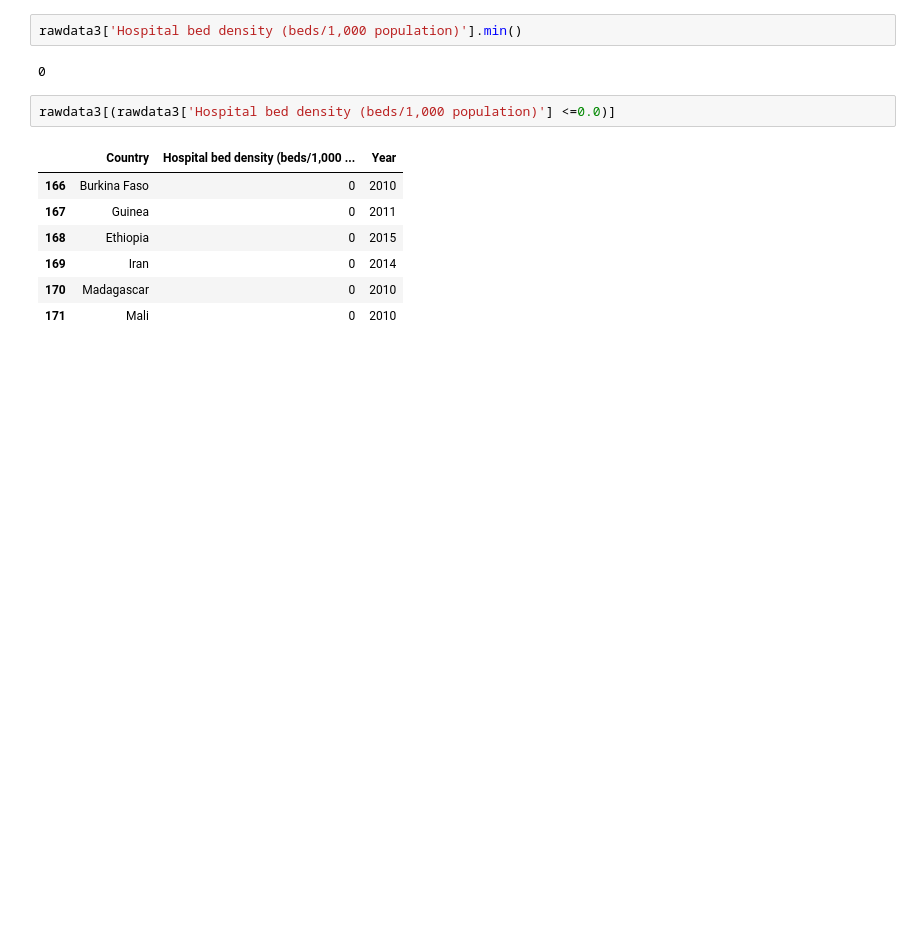
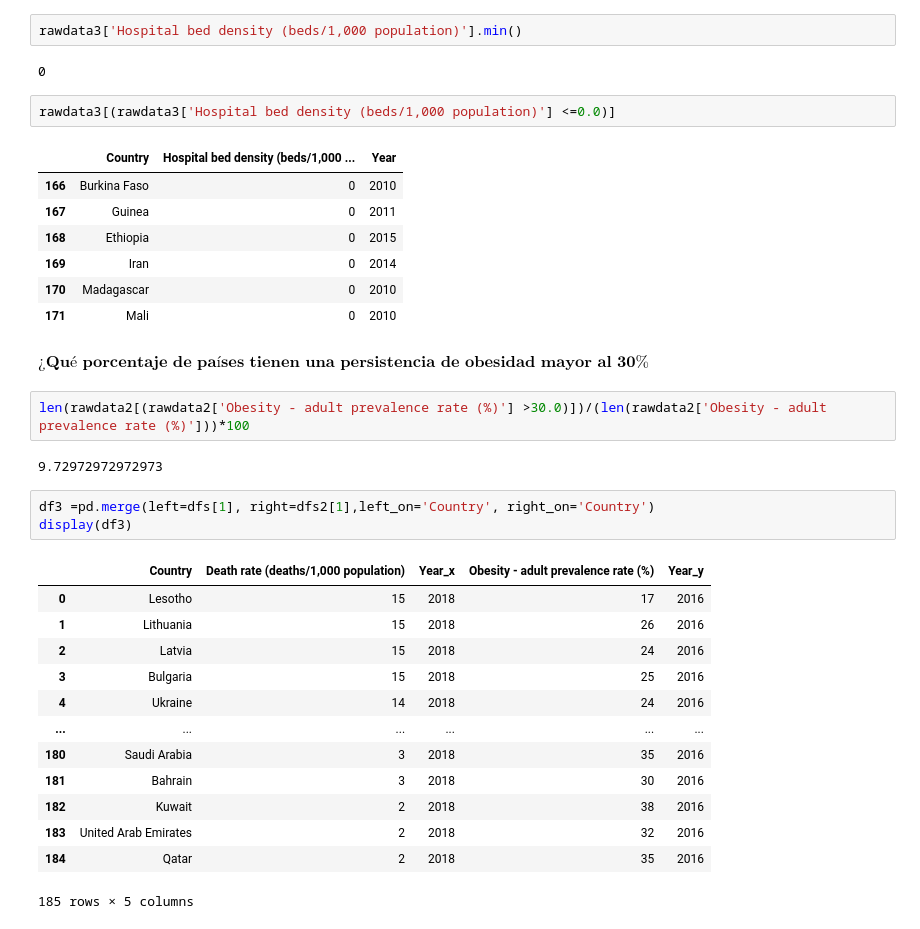
Before and after one commit to DCIDA2019/dcida2020ii-ValdiviaGCR, a Jupyter notebook: Sep11/AnalisisDescriptivo.ipynb, the cells around one changed output. Saved outputs shown, nothing was run; the diff lists cells and outputs as text; blank space fills up the shorter version.

```diff
--- a/Sep11/AnalisisDescriptivo.ipynb
+++ b/Sep11/AnalisisDescriptivo.ipynb
@@ -175,3 +179,26 @@ rawdata3[(rawdata3['Hospital bed density (beds/1,000 population)'] <=0.0)]
 | 169 | Iran | 0 | 2014 |
 | 170 | Madagascar | 0 | 2010 |
 | 171 | Mali | 0 | 2010 |
+# %% [markdown]
+$\textbf{¿Qué porcentaje de países tienen una persistencia de obesidad mayor al 30\%}$
+# %%
+len(rawdata2[(rawdata2['Obesity - adult prevalence rate (%)'] >30.0)])/(len(rawdata2['Obesity - adult prevalence rate (%)']))*100
+# %% [output]
+9.72972972972973
+# %%
+df3 =pd.merge(left=dfs[1], right=dfs2[1],left_on='Country', right_on='Country')
+display(df3)
+# %% [output]
+|  | Country | Death rate (deaths/1,000 population) | Year_x | Obesity - adult prevalence rate (%) | Year_y |
+| 0 | Lesotho | 15 | 2018 | 17 | 2016 |
+| 1 | Lithuania | 15 | 2018 | 26 | 2016 |
+| 2 | Latvia | 15 | 2018 | 24 | 2016 |
+| 3 | Bulgaria | 15 | 2018 | 25 | 2016 |
+| 4 | Ukraine | 14 | 2018 | 24 | 2016 |
+| ... | ... | ... | ... | ... | ... |
+| 180 | Saudi Arabia | 3 | 2018 | 35 | 2016 |
+| 181 | Bahrain | 3 | 2018 | 30 | 2016 |
+| 182 | Kuwait | 2 | 2018 | 38 | 2016 |
+| 183 | United Arab Emirates | 2 | 2018 | 32 | 2016 |
+| 184 | Qatar | 2 | 2018 | 35 | 2016 |
+185 rows × 5 columns
```
Also changed, not shown: parts of 4 cells of this notebook.
